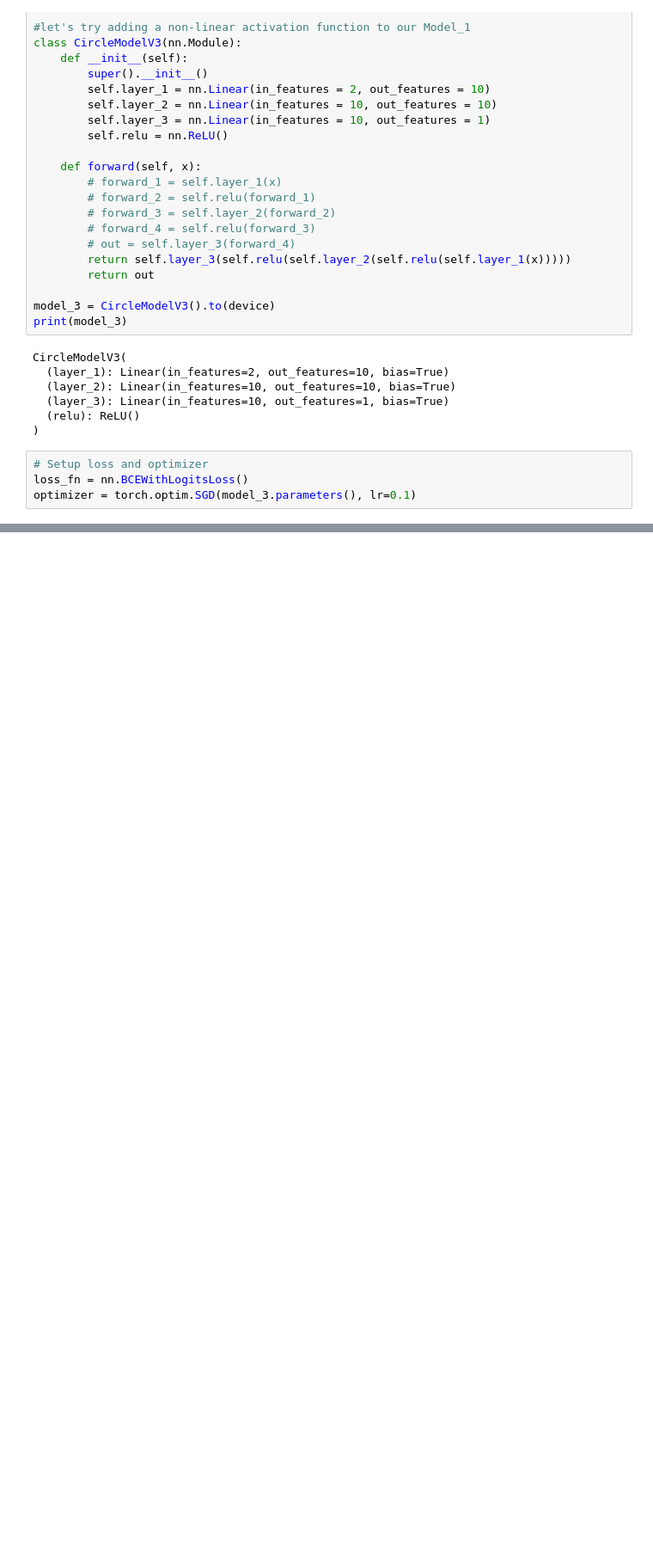
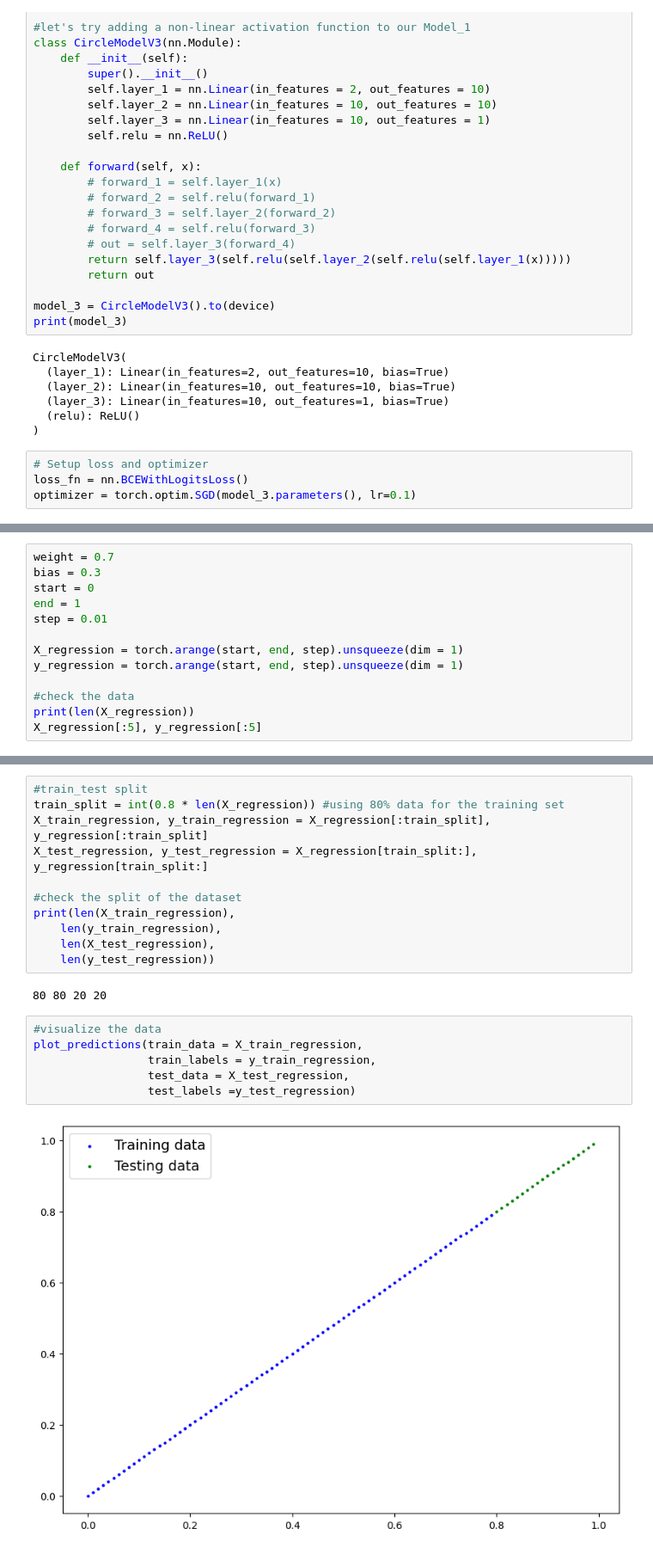
Before and after one commit to nasifuddin/Learning-PyTorch-, a Jupyter notebook: 02 PyTorch Neural Netowrk Classification.ipynb, the cells around one changed output, grey strips where cells are left out. Shown at 86% size. Cells and saved outputs as stored; diff of their text form; blank space fills up the shorter version.

Commit message:
adding linear data for testing trainability of the model

```diff
--- a/02 PyTorch Neural Netowrk Classification.ipynb
+++ b/02 PyTorch Neural Netowrk Classification.ipynb
@@ -505,0 +510,13 @@ Epoch: 900 | Loss: 0.69295, Accuracy: 0.51% | Test loss: 0.69468, Test acc: 0.50
+# %%
+weight = 0.7
+bias = 0.3
+start = 0
+end = 1
+step = 0.01
+
+X_regression = torch.arange(start, end, step).unsqueeze(dim = 1)
+y_regression = torch.arange(start, end, step).unsqueeze(dim = 1)
+
+#check the data
+print(len(X_regression))
+X_regression[:5], y_regression[:5]
@@ -505,0 +535,21 @@ Epoch: 900 | Loss: 0.69295, Accuracy: 0.51% | Test loss: 0.69468, Test acc: 0.50
+# %%
+#train_test split
+train_split = int(0.8 * len(X_regression)) #using 80% data for the training set
+X_train_regression, y_train_regression = X_regression[:train_split], y_regression[:train_split]
+X_test_regression, y_test_regression = X_regression[train_split:], y_regression[train_split:]
+
+#check the split of the dataset
+print(len(X_train_regression),
+    len(y_train_regression),
+    len(X_test_regression),
+    len(y_test_regression))
+# %% [output]
+80 80 20 20
+# %%
+#visualize the data
+plot_predictions(train_data = X_train_regression,
+                 train_labels = y_train_regression,
+                 test_data = X_test_regression,
+                 test_labels =y_test_regression)
+# %% [output]
+[figure, added]
```
Also changed, not shown: parts of 13 cells of this notebook.
